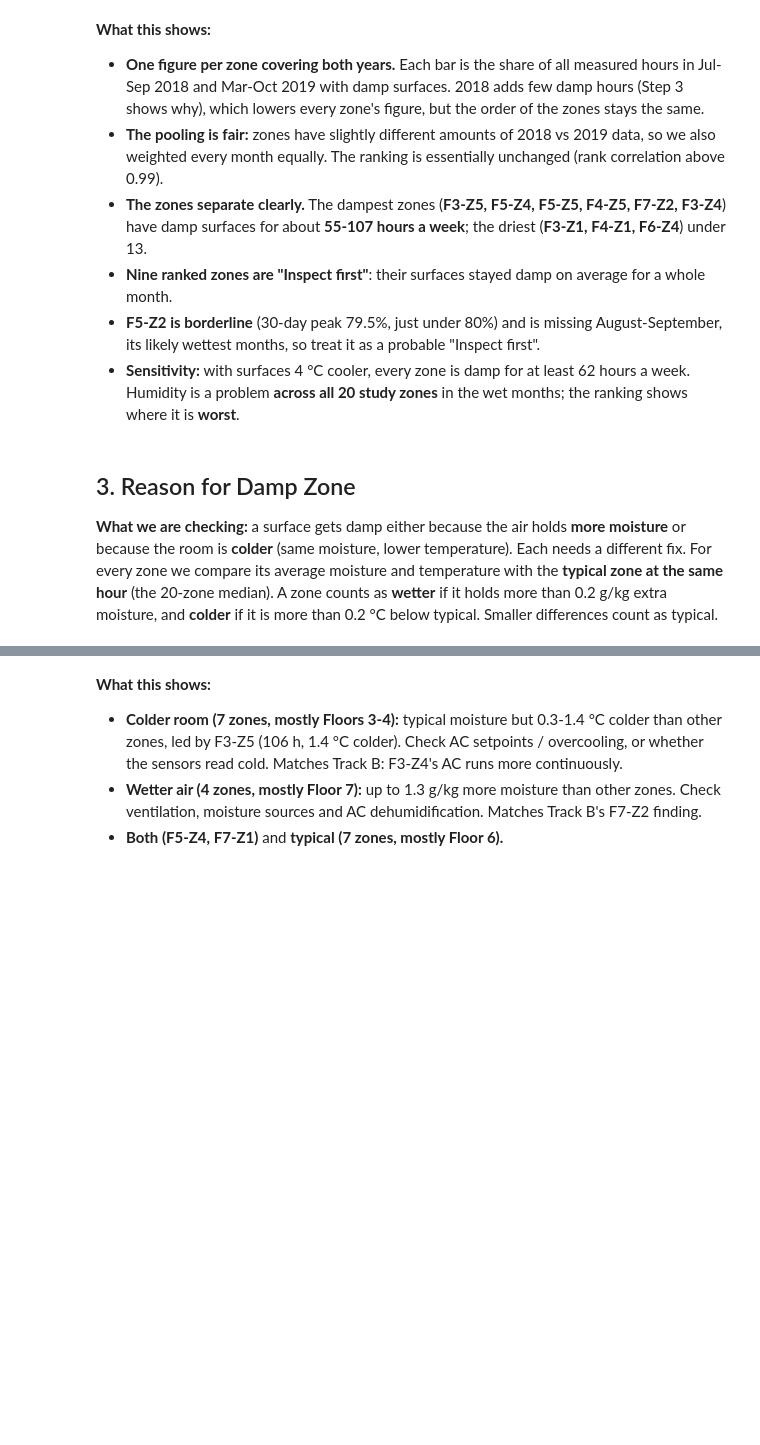
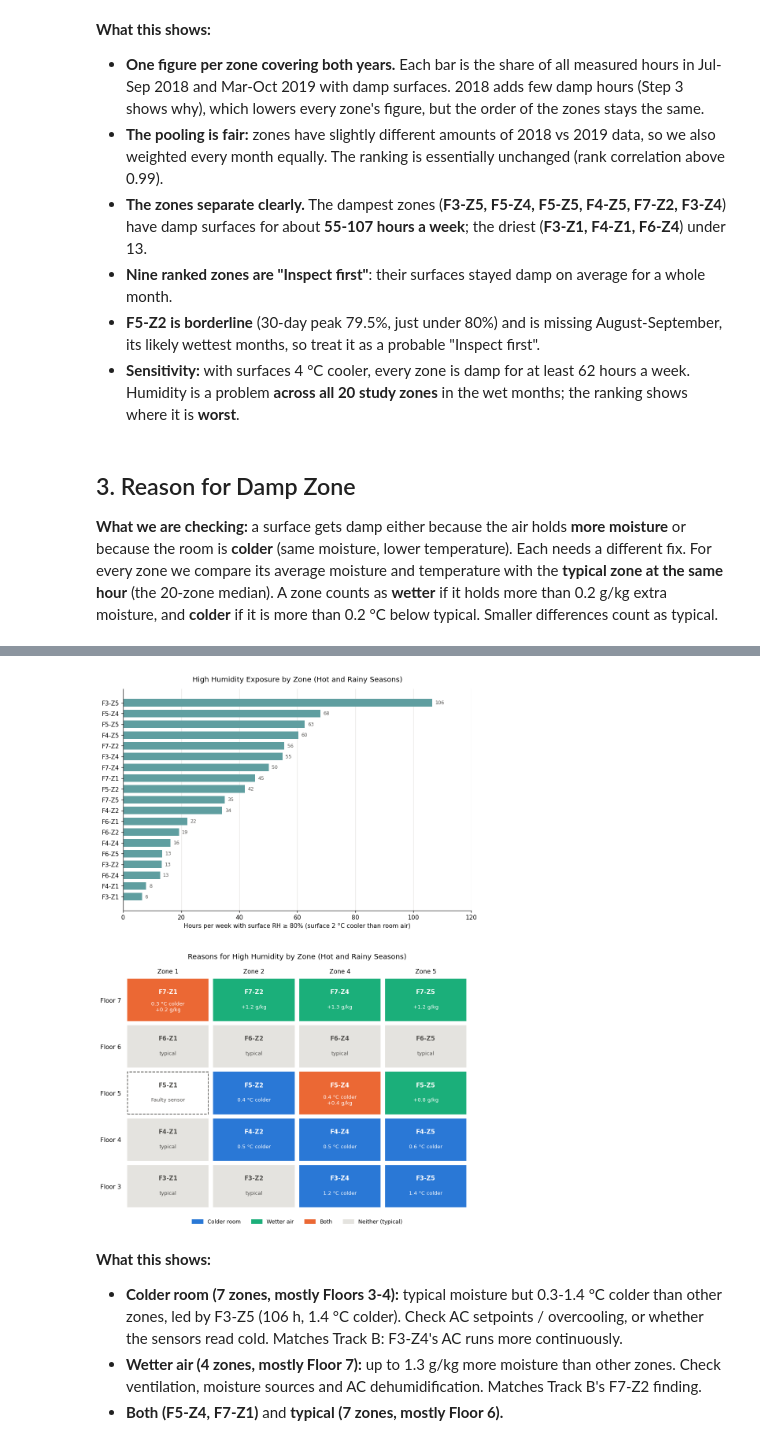
Before and after one commit to Panhchaknut11/SBA_BQ2, a Jupyter notebook: mould-ac-degradation/notebooks/bq2_humidity.ipynb, the cells around one changed output, grey strips where cells are left out. Cells and saved outputs as stored; diff of their text form; code cells hidden in the pictures; blank space fills up the shorter version.

```diff
--- a/mould-ac-degradation/notebooks/bq2_humidity.ipynb
+++ b/mould-ac-degradation/notebooks/bq2_humidity.ipynb
@@ -226,3 +206,61 @@ drivers.sort_values(["damp_driver", "damp_hours"], ascending=[True, False])
+# %%
+# Combined view: high humidity exposure (top) and its reasons (bottom), F5-Z1 excluded
+fig, (ax1, ax2) = plt.subplots(2, 1, figsize=(9, 13), gridspec_kw={"height_ratios": [1, 1.05]})
+
+# Top: hours per week at high humidity, by zone
+exposure = mould.drop(index=list(suspect))["time_of_wetness_h"].sort_values()
+ax1.barh(exposure.index, exposure, color="cadetblue", height=0.7)
+for z, h in exposure.items():
+    ax1.text(h + 1, z, f"{h:.0f}", va="center", fontsize=8, color=INK)
+ax1.set_xlim(0, 120)
+ax1.set_xlabel(f"Hours per week with surface RH ≥ {MOULD_RH}% (surface {SURFACE_DROP_C} °C cooler than room air)")
+ax1.set_title("High Humidity Exposure by Zone (Hot and Rainy Seasons)", loc="center", pad=12)
+ax1.grid(axis="y", visible=False)
+
+# Bottom: building grid, each box coloured by the reason for high humidity
+DRIVER_COLOR = {"Colder room": BLUE, "Wetter air": "#1baf7a", "Both": ORANGE, "Neither (typical)": "#e4e3df"}
+FLOORS, ZONES = [7, 6, 5, 4, 3], [1, 2, 4, 5]
+
+def reason(r):
+    parts = []
+    if r["temp_vs_typical_C"] < -0.2:
+        parts.append(f"{-r['temp_vs_typical_C']:.1f} °C colder")
+    if r["moisture_vs_typical_gkg"] > 0.2:
+        parts.append(f"+{r['moisture_vs_typical_gkg']:.1f} g/kg")
+    return "\n".join(parts) or "typical"
+
+for i, f in enumerate(FLOORS):
+    for j, zn in enumerate(ZONES):
+        z = f"F{f}-Z{zn}"
+        if z not in drivers.index:                            # F5-Z1: faulty sensor, dashed white box
+            ax2.add_patch(plt.Rectangle((j, -i), 0.94, 0.9, facecolor="white", edgecolor=INK,
+                                        linestyle="--", linewidth=1.2))
+            ax2.text(j + 0.47, -i + 0.62, z, ha="center", va="center", fontsize=10, fontweight="bold", color=INK)
+            ax2.text(j + 0.47, -i + 0.3, "Faulty sensor", ha="center", va="center", fontsize=8.5, color=INK)
+            continue
+        r = drivers.loc[z]
+        ax2.add_patch(plt.Rectangle((j, -i), 0.94, 0.9, color=DRIVER_COLOR[r["damp_driver"]]))
+        text_color = INK if r["damp_driver"] == "Neither (typical)" else "white"
+        ax2.text(j + 0.47, -i + 0.62, z, ha="center", va="center", fontsize=10, fontweight="bold", color=text_color)
+        ax2.text(j + 0.47, -i + 0.3, reason(r), ha="center", va="center", fontsize=8.5, color=text_color)
+ax2.set_xlim(-0.05, len(ZONES))
+ax2.set_ylim(-len(FLOORS) + 0.95, 0.95)
+ax2.set_xticks([j + 0.47 for j in range(len(ZONES))], [f"Zone {zn}" for zn in ZONES])
+ax2.set_yticks([-i + 0.45 for i in range(len(FLOORS))], [f"Floor {f}" for f in FLOORS])
+ax2.xaxis.tick_top()
+ax2.tick_params(length=0)
+ax2.grid(False)
+for s in ax2.spines.values():
+    s.set_visible(False)
+ax2.set_title("Reasons for High Humidity by Zone (Hot and Rainy Seasons)", loc="center", pad=30)
+ax2.legend(handles=[Patch(color=c, label=d) for d, c in DRIVER_COLOR.items()], loc="upper center",
+           bbox_to_anchor=(0.5, -0.02), ncol=4, frameon=False, fontsize=9)
+
+fig.tight_layout(h_pad=4)
+fig.savefig(OUT_DIR / "high_humidity_exposure_and_reasons.png", bbox_inches="tight")
+plt.show()
+# %% [output]
+[figure, added]
 # %% [markdown]
    **What this shows:**
 
```
Also changed, not shown: parts of 6 cells of this notebook, 10 other files.
